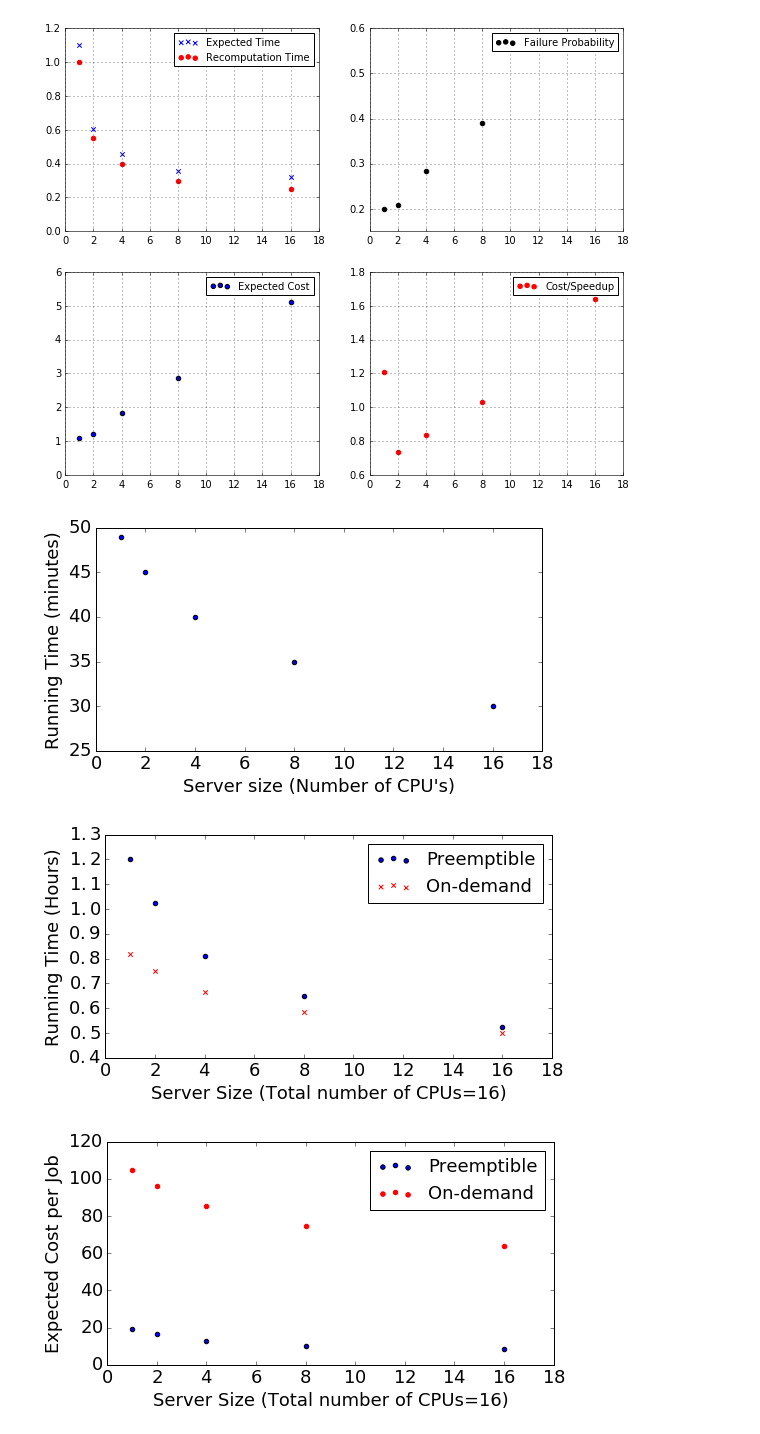
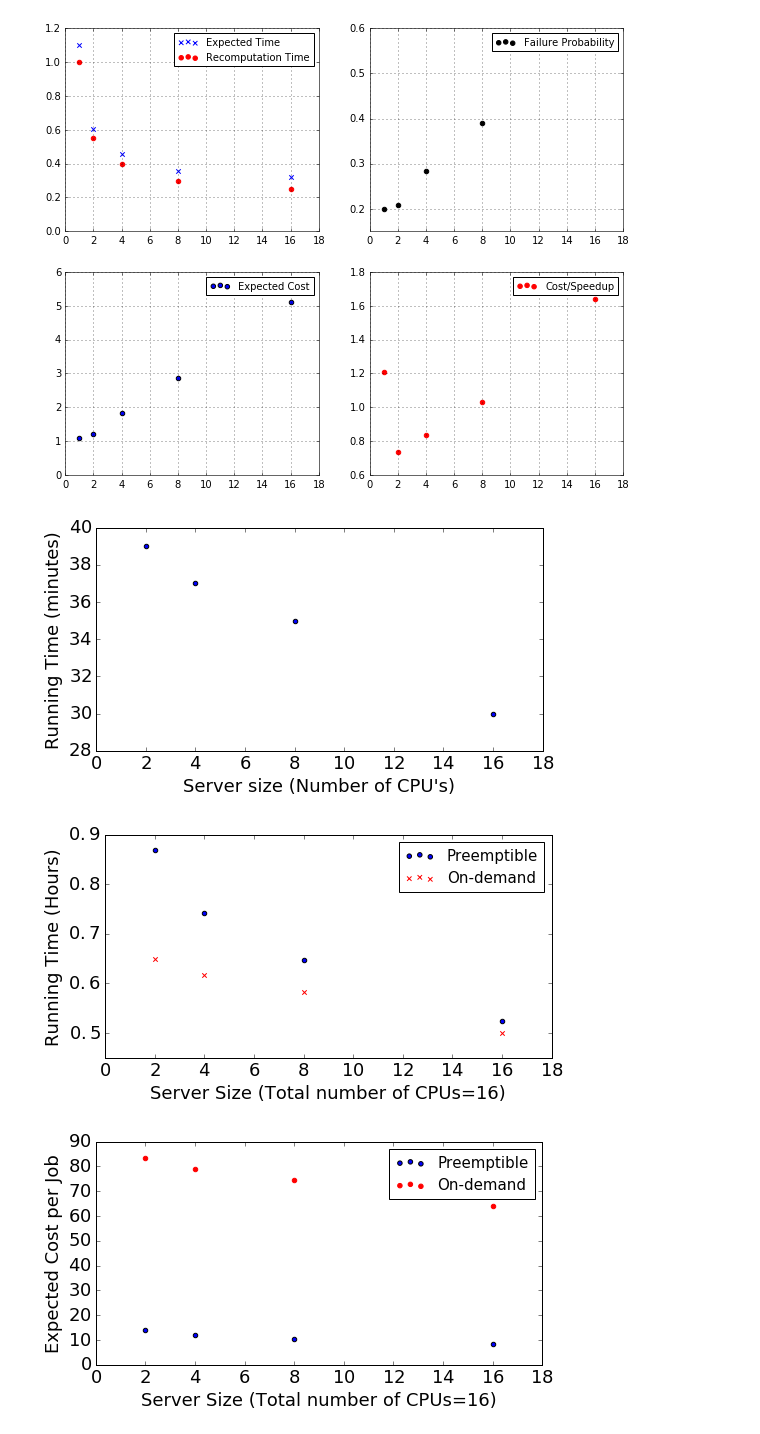
Before and after one commit to prateek-s/scispot, a Jupyter notebook: code/runtime-sim.ipynb, the cells around one changed output. Drawn from its saved outputs; the diff is of its cells as text; code cells hidden in the pictures.

```diff
--- a/code/runtime-sim.ipynb
+++ b/code/runtime-sim.ipynb
@@ -132,13 +132,13 @@ plot_all(par_speedup_poor)
 # %%
 #confinement data
 # %%
-confinement_runtimes = {16:{16:30, 8: 35, 4: 38, 2:45, 1:49 }}
+confinement_runtimes = {16:{16:30, 8:35, 4: 37, 2:39}}
 #total_num_cpus:{server-cpus:run_time}
 # %%
 matplotlib.rcParams.update({'font.size': 18})
 fig,ax=plt.subplots()
 fig.set_size_inches(8,4)
-runtimes = confinement[16]
+runtimes = confinement_runtimes[16]
 server_size = runtimes.keys()
 r_minutes = runtimes.values()
 ax.scatter(server_size, r_minutes)
@@ -146,7 +146,7 @@ ax.set_xlabel("Server size (Number of CPU's)")
 ax.set_ylabel("Running Time (minutes)")
 plt.savefig("../graphs/Confinement_explore_16.pdf",bbox_inches='tight')
 # %% [output]
-[figure, old version]
+[figure, new version]
 # %%
 def Exp_time_cost_memoryless(total_cpus, runtimes, prices, mttfs):
     #Assumes memoryless failures etc
@@ -171,7 +171,7 @@ def Exp_time_cost_memoryless(total_cpus, runtimes, prices, mttfs):
     ondem_costs =zip(*times)[5]
     return (x, ets, nofails, pfails, costs, ondem_costs)
 # %%
-(x, ets, nofails, pfails, costs, ondem_costs) = Exp_time_cost_memoryless(16, confinement, prices, mttfs)
+(x, ets, nofails, pfails, costs, ondem_costs) = Exp_time_cost_memoryless(16, confinement_runtimes, prices, mttfs)
 # %%
 matplotlib.rcParams.update({'font.size': 18})
 fig,ax=plt.subplots()
@@ -180,19 +180,19 @@ ax.scatter(x, ets, label="Preemptible")
 ax.scatter(x, nofails, label="On-demand", color='r',marker='x')
 ax.set_xlabel("Server Size (Total number of CPUs=16)")
 ax.set_ylabel("Running Time (Hours)")
-ax.legend()
+ax.legend(fontsize='small')
 plt.savefig("../graphs/confin_16_time.pdf",bbox_inches="tight")
 # %% [output]
-[figure, old version]
+[figure, new version]
 # %%
 matplotlib.rcParams.update({'font.size': 18})
 fig,ax=plt.subplots()
 fig.set_size_inches(8,4)
 ax.scatter(x, costs, label="Preemptible")
 ax.scatter(x, ondem_costs, label="On-demand", color='r')
 ax.set_xlabel("Server Size (Total number of CPUs=16)")
 ax.set_ylabel("Expected Cost per Job")
-ax.legend()
+ax.legend(fontsize='small')
 plt.savefig("../graphs/confin_16_cost.pdf",bbox_inches="tight")
 # %% [output]
-[figure, old version]
+[figure, new version]
```
Also changed, not shown: 9 other files.
